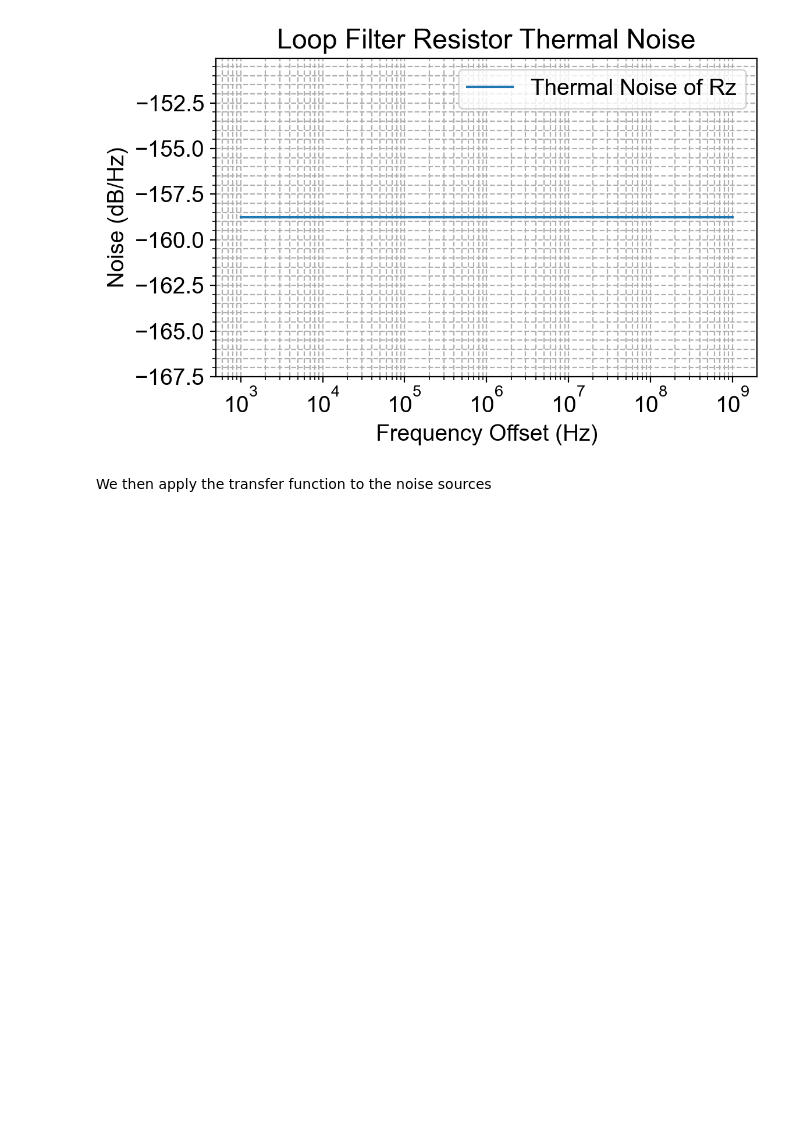
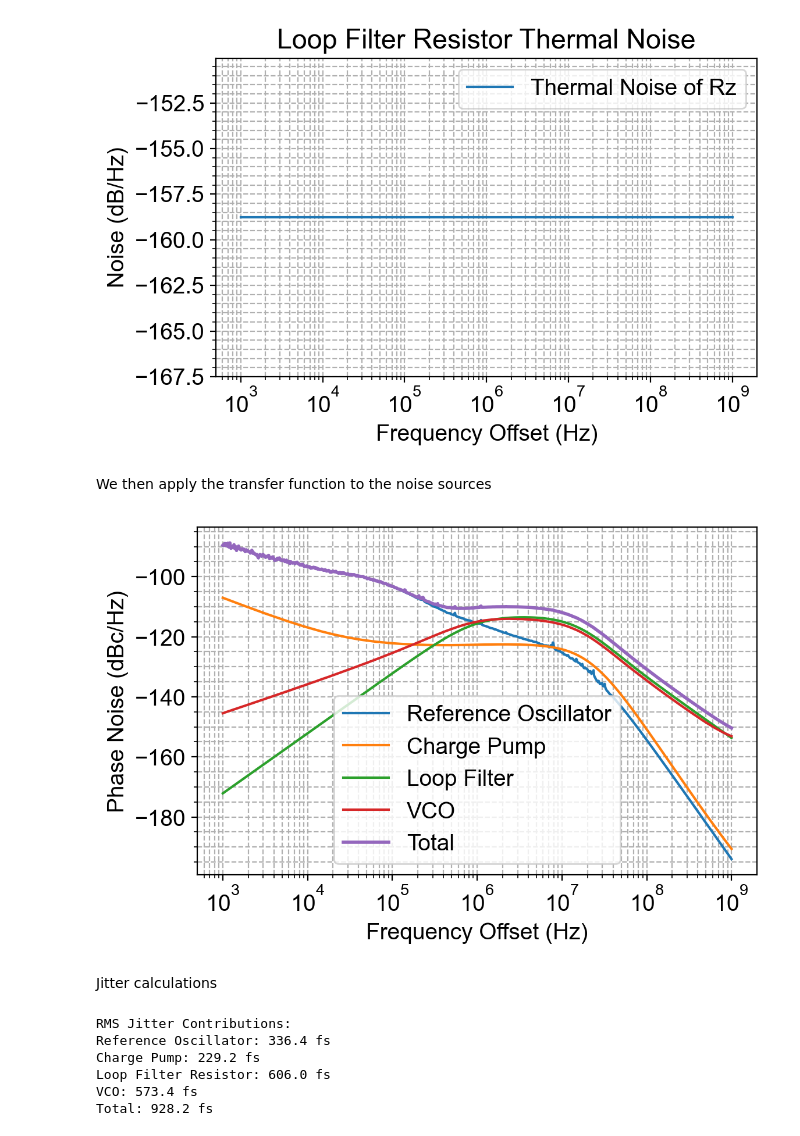
Before and after one commit to Torr250/serdes-modeling, a Jupyter notebook: pll/PllType2_Analog_2p5GHz_CustomValues_demo.ipynb, the cells around one changed output. Drawn from its saved outputs; the diff is of its cells as text; code cells hidden in the pictures; blank space fills up the shorter version.

```diff
--- a/pll/PllType2_Analog_2p5GHz_CustomValues_demo.ipynb
+++ b/pll/PllType2_Analog_2p5GHz_CustomValues_demo.ipynb
@@ -395,16 +395,62 @@ total_output_phase_noise = 10 * np.log10(
 # %%
 # Plot resulting output phase noise contributions
 plt.figure(figsize=(6, 4), dpi=200)
 plt.minorticks_on()
-plt.semilogx(f, output_phase_noise_ref, label='Reference Oscillator Contribution', color='tab:blue')
-plt.semilogx(f, output_phase_noise_cp, label='Charge Pump Contribution', color='tab:orange')
-plt.semilogx(f, output_phase_noise_Rz, label='Loop Filter Resistor Contribution', color='tab:green')
-plt.semilogx(f, output_phase_noise_vco, label='VCO Contribution', color='tab:red')
-plt.semilogx(f, total_output_phase_noise, label='Total Output Phase Noise', color='tab:purple', linewidth=2)
-plt.title('PLL Output Phase Noise Contributions')
+plt.semilogx(f, output_phase_noise_ref, label='Reference', color='tab:blue')
+plt.semilogx(f, output_phase_noise_cp, label='Charge Pump', color='tab:orange')
+plt.semilogx(f, output_phase_noise_Rz, label='Loop Filter', color='tab:green')
+plt.semilogx(f, output_phase_noise_vco, label='VCO', color='tab:red')
+plt.semilogx(f, total_output_phase_noise, label='Total', color='tab:purple', linewidth=2)
+#plt.title('PLL Output Phase Noise Contributions')
 plt.xlabel('Frequency Offset (Hz)')
 plt.ylabel('Phase Noise (dBc/Hz)')
 plt.grid(True, linestyle='--', which='both')
 plt.legend()
 plt.tight_layout()
 plt.show()
+# %% [output]
+[figure, added]
+# %% [markdown]
+Jitter calculations
+# %%
+# Jitter Calculation
+# Integrate total output phase noise to get RMS jitter
+f_lower = 1e3  # Lower integration limit (1 kHz)
+f_upper = 1e7  # Upper integration limit (10 MHz)
+
+# Jitter Per Noise Source
+def integrate_phase_noise(f, phase_noise_dbHz, f_lower, f_upper):
+    # Convert dB/Hz to linear scale
+    phase_noise_linear = 10**(phase_noise_dbHz / 10)
+    # Create a mask for the integration limits
+    mask = (f >= f_lower) & (f <= f_upper)
+    # Integrate using trapezoidal rule
+    integrated_noise = np.trapezoid(phase_noise_linear[mask], f[mask])
+    rms_jitter_rad = np.sqrt(integrated_noise)
+    return rms_jitter_rad
+
+
+rms_jitter_ref_rad = integrate_phase_noise(f, output_phase_noise_ref, f_lower, f_upper)
+rms_jitter_cp_rad = integrate_phase_noise(f, output_phase_noise_cp, f_lower, f_upper)
+rms_jitter_Rz_rad = integrate_phase_noise(f, output_phase_noise_Rz, f_lower, f_upper)
+rms_jitter_vco_rad = integrate_phase_noise(f, output_phase_noise_vco, f_lower, f_upper)
+rms_jitter_total_rad = integrate_phase_noise(f, total_output_phase_noise, f_lower, f_upper)
+rms_jitter_ref = (rms_jitter_ref_rad / (2 * np.pi * f0))
+rms_jitter_cp = (rms_jitter_cp_rad / (2 * np.pi * f0))
+rms_jitter_Rz = (rms_jitter_Rz_rad / (2 * np.pi * f0))
+rms_jitter_vco = (rms_jitter_vco_rad / (2 * np.pi * f0))
+rms_jitter_total = (rms_jitter_total_rad / (2 * np.pi * f0))
+print('RMS Jitter Contributions:')
+print('Reference Oscillator: ' + si_format(rms_jitter_ref) + 's')
+print('Charge Pump: ' + si_format(rms_jitter_cp) + 's')
+print('Loop Filter Resistor: ' + si_format(rms_jitter_Rz) + 's')
+print('VCO: ' + si_format(rms_jitter_vco) + 's')
+print('Total: ' + si_format(rms_jitter_total) + 's')
+# End of PLL model with custom values
+# %% [output]
+RMS Jitter Contributions:
+Reference Oscillator: 336.4 fs
+Charge Pump: 229.2 fs
+Loop Filter Resistor: 606.0 fs
+VCO: 573.4 fs
+Total: 928.2 fs
```
Also changed, not shown: parts of 5 cells of this notebook, 2 other files.
